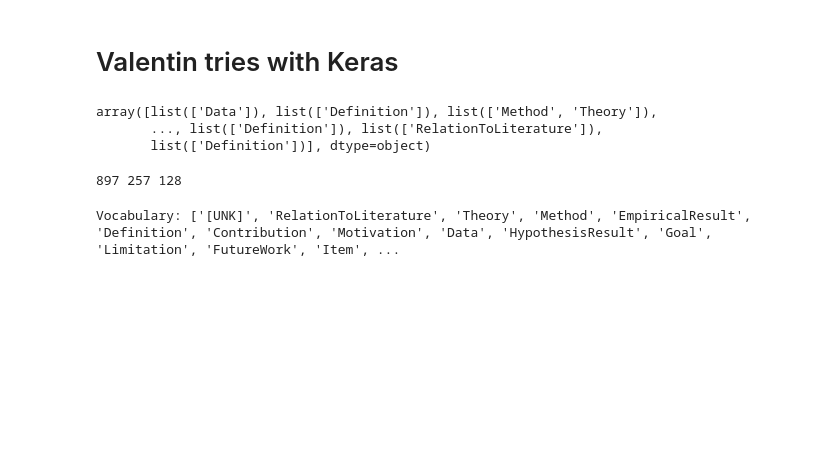
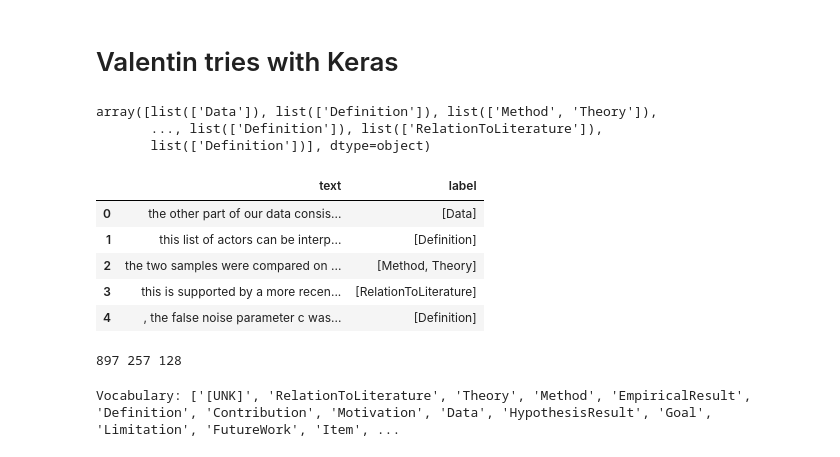
Before and after one commit to Rogerx98/twsm-group-project, a Jupyter notebook: SentenceBERT_keras.ipynb, the cells around one changed output. Drawn from its saved outputs; the diff is of its cells as text; code cells hidden in the pictures; blank space fills up the shorter version.

```diff
--- a/SentenceBERT_keras.ipynb
+++ b/SentenceBERT_keras.ipynb
@@ -122,0 +138,6 @@ df["clean_text"][3]
+# %%
+pd.set_option('display.max_colwidth', None)
+
+clean_text = df[df['clean_text'].str.contains('cite')]
+#clean_text["clean_text"].head(5)
+clean_text["clean_text"]
@@ -168,6 +235,15 @@ array([list(['Data']), list(['Definition']), list(['Method', 'Theory']),
 # %%
 df_new = df_new.reset_index().drop(columns = "index")
 df_new.columns = ["text", "label"]
+# %%
+df_new.head()
+# %% [output]
+|  | text | label |
+| 0 | the other part of our data consis... | [Data] |
+| 1 | this list of actors can be interp... | [Definition] |
+| 2 | the two samples were compared on ... | [Method, Theory] |
+| 3 | this is supported by a more recen... | [RelationToLiterature] |
+| 4 | , the false noise parameter c was... | [Definition] |
 # %%
 # First Split for Train and Test
 #we should stratify, but we have some groups that have only one
```
Also changed, not shown: parts of 19 cells of this notebook.
